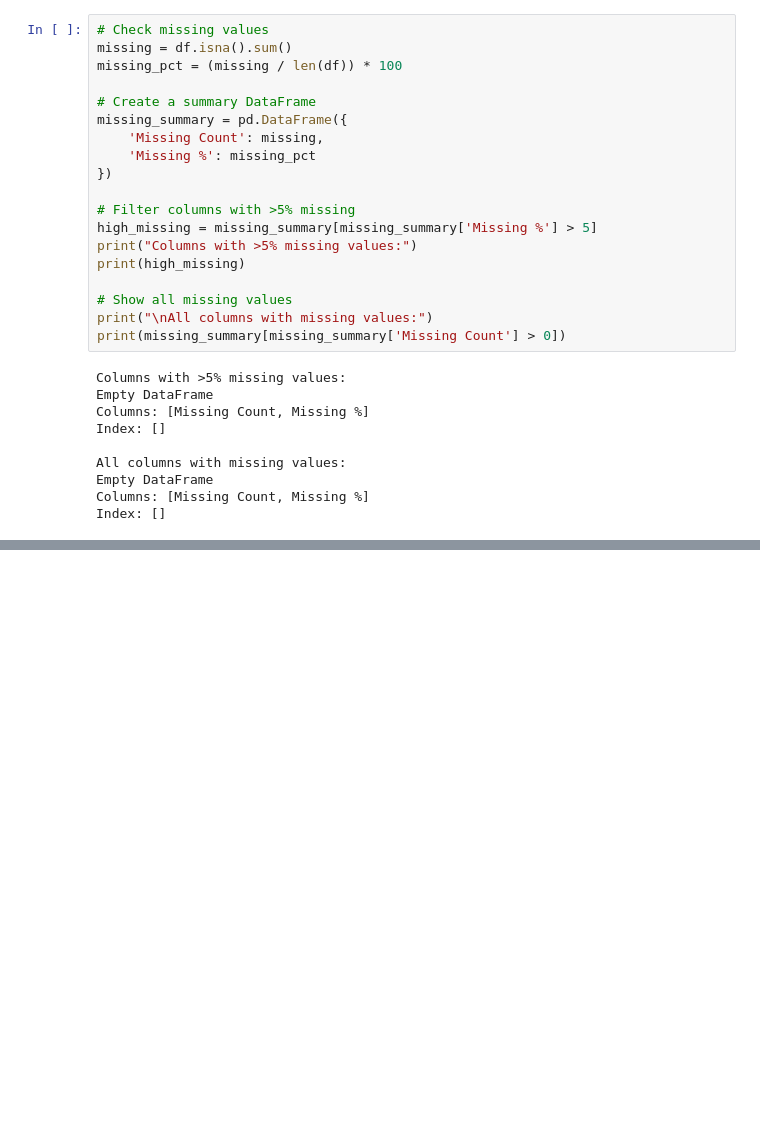
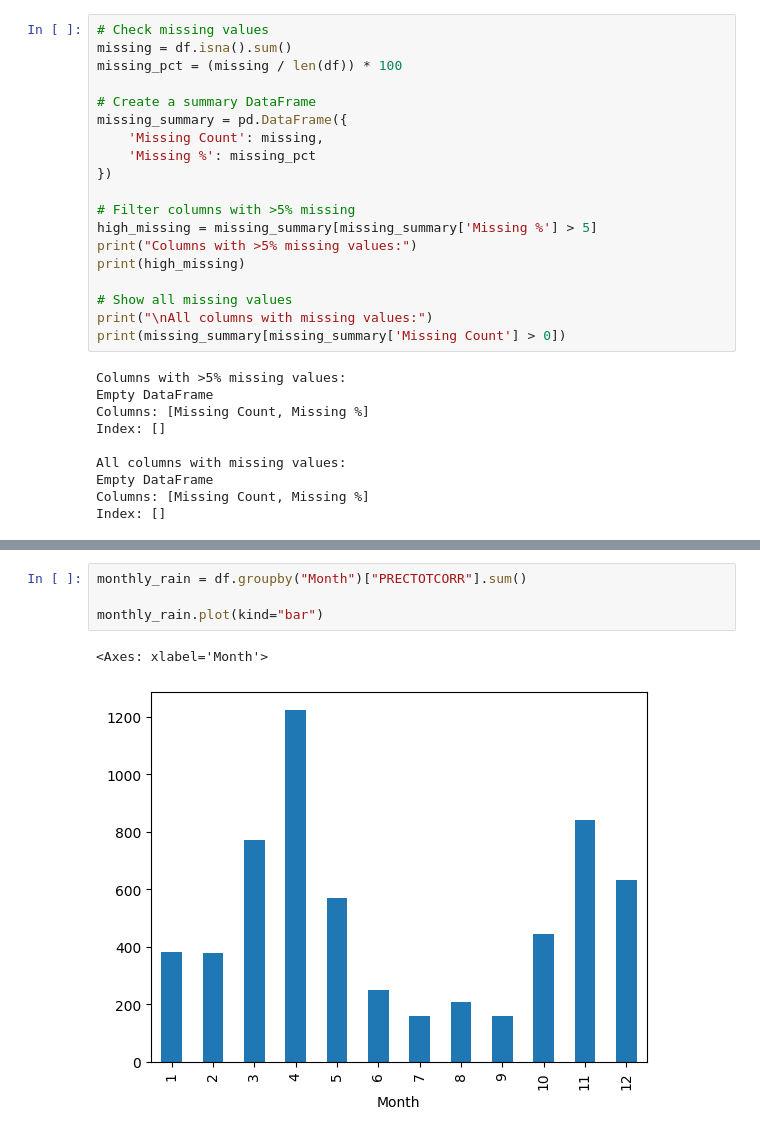
Before and after one commit to kal-endale/climate-challenge-week0, a Jupyter notebook: kenya_eda.ipynb, the cells around one changed output, grey strips where cells are left out. Saved outputs shown, nothing was run; the diff lists cells and outputs as text; blank space fills up the shorter version.

```diff
--- a/kenya_eda.ipynb
+++ b/kenya_eda.ipynb
@@ -81,0 +115,7 @@ Index: []
+# %%
+monthly_rain = df.groupby("Month")["PRECTOTCORR"].sum()
+
+monthly_rain.plot(kind="bar")
+# %% [output]
+<Axes: xlabel='Month'>
+[figure, added]
```
Also changed, not shown: parts of 7 cells of this notebook.
